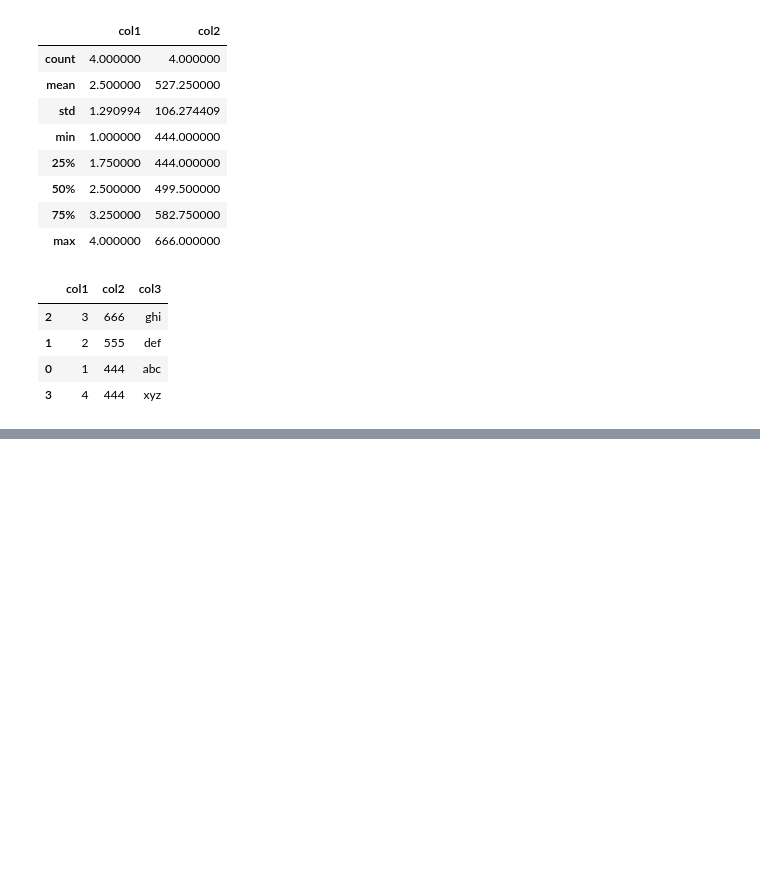
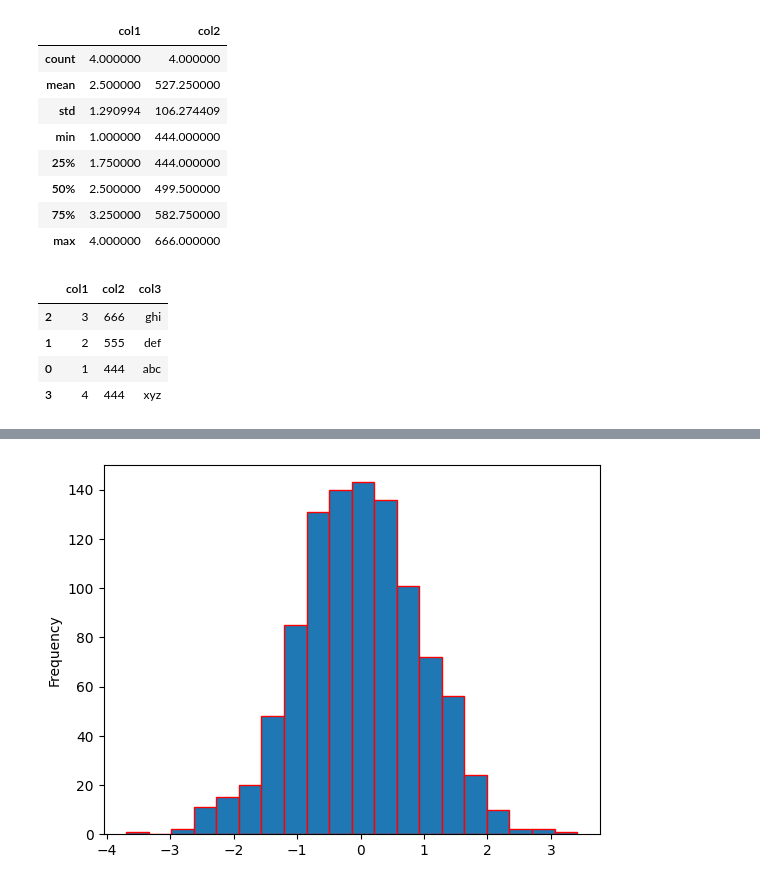
Before and after one commit to Ayush-hm/AI-Toolbox, a Jupyter notebook: Time_Series_Forecasting_using_Python.ipynb, the cells around one changed output, grey strips where cells are left out. Saved outputs shown, nothing was run; the diff lists cells and outputs as text; code cells hidden in the pictures; blank space fills up the shorter version.

```diff
--- a/Time_Series_Forecasting_using_Python.ipynb
+++ b/Time_Series_Forecasting_using_Python.ipynb
@@ -706,0 +735,4 @@ df.sort_values('col2', ascending=False)
+# %%
+df1['A'].plot.hist(bins=20,edgecolor='r').autoscale(enable=True,axis='both')
+# %% [output]
+[figure, added]
```
Also changed, not shown: parts of 22 cells of this notebook.
